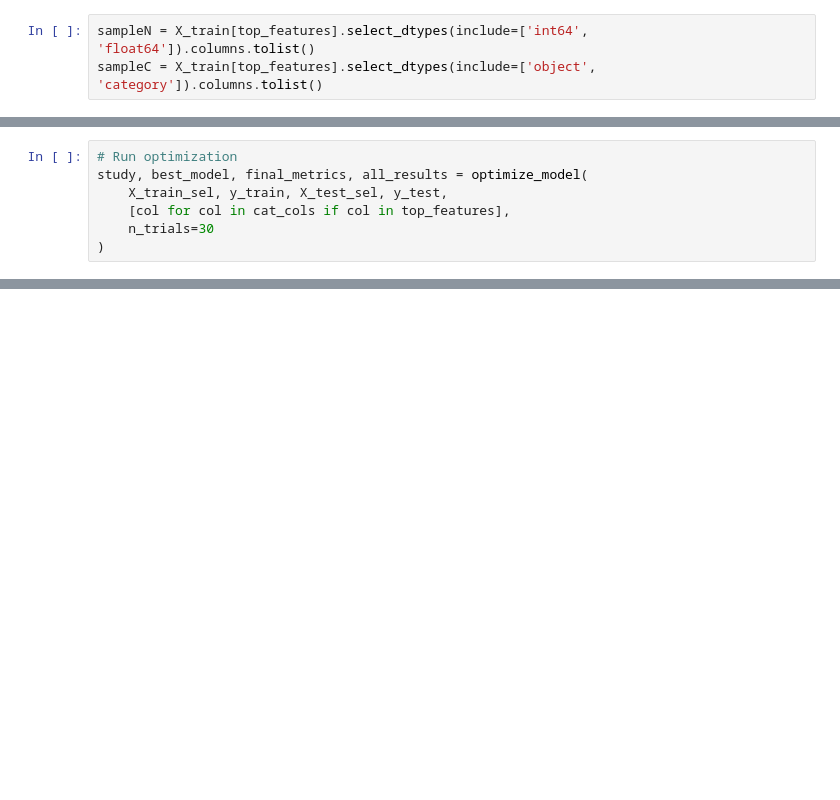
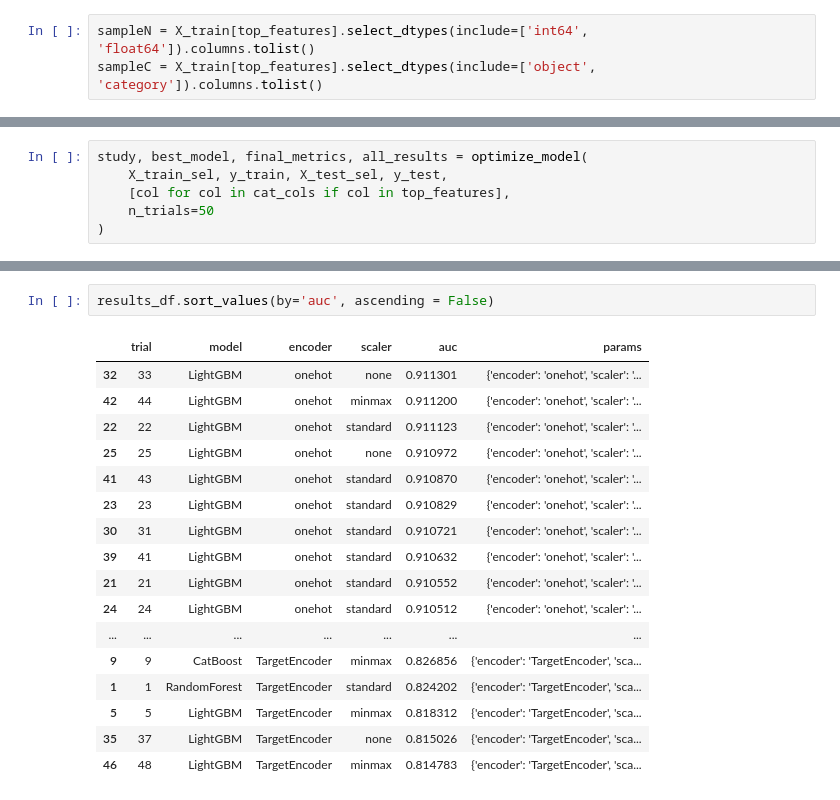
Before and after one commit to Niair/Customer_Churn_Prediction_using_MLOpps_MLflow_AWS_CI-CD, a Jupyter notebook: notebooks/book.ipynb, the cells around one changed output, grey strips where cells are left out. Saved outputs shown, nothing was run; the diff lists cells and outputs as text; blank space fills up the shorter version.

Commit message:
working hyper parameter function in books.ipynb

```diff
--- a/notebooks/book.ipynb
+++ b/notebooks/book.ipynb
@@ -546,8 +818,7 @@ def optimize_model(X_train, y_train, X_test, y_test, cat_cols, n_trials=50):
 # %%
-# Run optimization
 study, best_model, final_metrics, all_results = optimize_model(
     X_train_sel, y_train, X_test_sel, y_test,
     [col for col in cat_cols if col in top_features],
-    n_trials=30
+    n_trials=50
 )
 # %% [output]
@@ -907,0 +999,20 @@ Cat
+# %%
+results_df.sort_values(by='auc', ascending = False)
+# %% [output]
+|  | trial | model | encoder | scaler | auc | params |
+| 32 | 33 | LightGBM | onehot | none | 0.911301 | {'encoder': 'onehot', 'scaler': '... |
+| 42 | 44 | LightGBM | onehot | minmax | 0.911200 | {'encoder': 'onehot', 'scaler': '... |
+| 22 | 22 | LightGBM | onehot | standard | 0.911123 | {'encoder': 'onehot', 'scaler': '... |
+| 25 | 25 | LightGBM | onehot | none | 0.910972 | {'encoder': 'onehot', 'scaler': '... |
+| 41 | 43 | LightGBM | onehot | standard | 0.910870 | {'encoder': 'onehot', 'scaler': '... |
+| 23 | 23 | LightGBM | onehot | standard | 0.910829 | {'encoder': 'onehot', 'scaler': '... |
+| 30 | 31 | LightGBM | onehot | standard | 0.910721 | {'encoder': 'onehot', 'scaler': '... |
+| 39 | 41 | LightGBM | onehot | standard | 0.910632 | {'encoder': 'onehot', 'scaler': '... |
+| 21 | 21 | LightGBM | onehot | standard | 0.910552 | {'encoder': 'onehot', 'scaler': '... |
+| 24 | 24 | LightGBM | onehot | standard | 0.910512 | {'encoder': 'onehot', 'scaler': '... |
+| ... | ... | ... | ... | ... | ... | ... |
+| 9 | 9 | CatBoost | TargetEncoder | minmax | 0.826856 | {'encoder': 'TargetEncoder', 'sca... |
+| 1 | 1 | RandomForest | TargetEncoder | standard | 0.824202 | {'encoder': 'TargetEncoder', 'sca... |
+| 5 | 5 | LightGBM | TargetEncoder | minmax | 0.818312 | {'encoder': 'TargetEncoder', 'sca... |
+| 35 | 37 | LightGBM | TargetEncoder | none | 0.815026 | {'encoder': 'TargetEncoder', 'sca... |
+| 46 | 48 | LightGBM | TargetEncoder | minmax | 0.814783 | {'encoder': 'TargetEncoder', 'sca... |
```
Also changed, not shown: parts of 36 cells of this notebook, 2 other files.
